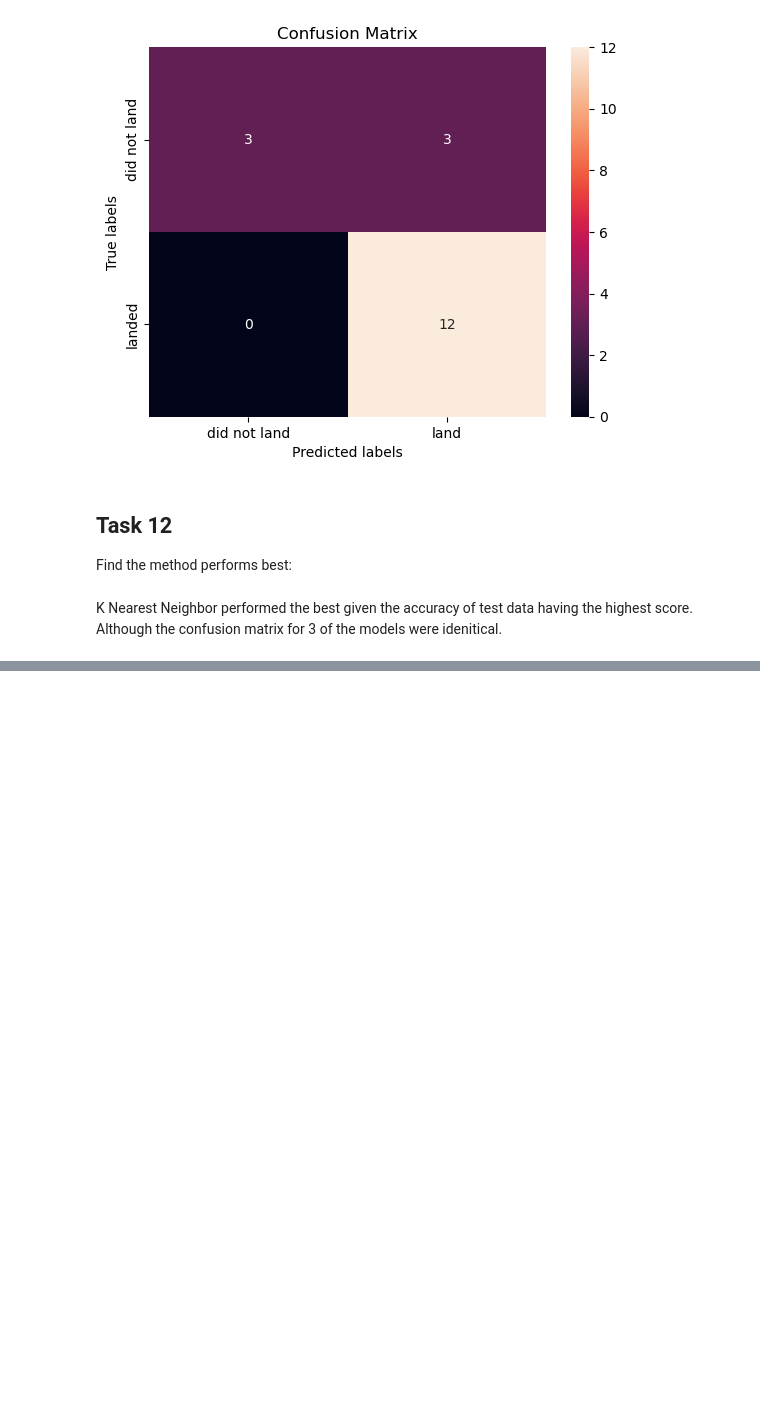
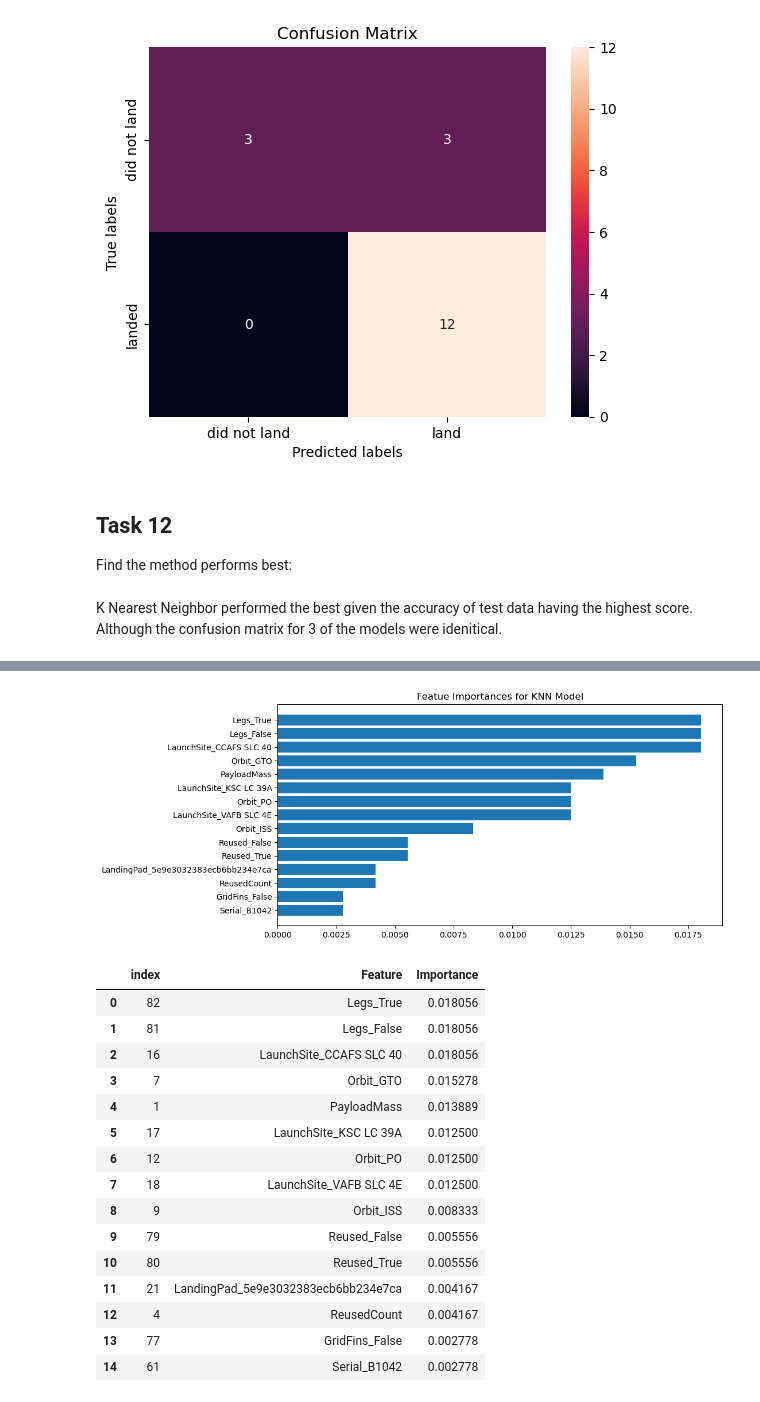
Before and after one commit to te-ex153/ibm-capstone, a Jupyter notebook: ibm_capstone_machine_learning.ipynb, the cells around one changed output, grey strips where cells are left out. Drawn from its saved outputs; the diff is of its cells as text; code cells hidden in the pictures; blank space fills up the shorter version.

```diff
--- a/ibm_capstone_machine_learning.ipynb
+++ b/ibm_capstone_machine_learning.ipynb
@@ -285,0 +308,41 @@ K Nearest Neighbor performed the best given the accuracy of test data having the
+# %%
+from sklearn.inspection import permutation_importance
+best_knn = knn_cv.best_estimator_  # Get the feature importance from the best model
+
+feature_names = X.columns  # Get names from the df X_train
+
+result = permutation_importance(best_knn, X_train, y_train, scoring='accuracy', n_repeats=10, random_state=2)
+
+feature_importance_df = pd.DataFrame({
+    'Feature': feature_names,
+    'Importance': result.importances_mean
+}).sort_values(by='Importance', ascending=False).reset_index()
+
+importance_df = feature_importance_df.iloc[:15, :]
+
+plt.figure(figsize=(10,5))
+plt.barh(importance_df['Feature'], importance_df['Importance'])
+plt.title('Featue Importances for KNN Model')
+
+plt.gca().invert_yaxis()
+
+plt.show()
+importance_df
+# %% [output]
+[figure, added]
+|  | index | Feature | Importance |
+| 0 | 82 | Legs_True | 0.018056 |
+| 1 | 81 | Legs_False | 0.018056 |
+| 2 | 16 | LaunchSite_CCAFS SLC 40 | 0.018056 |
+| 3 | 7 | Orbit_GTO | 0.015278 |
+| 4 | 1 | PayloadMass | 0.013889 |
+| 5 | 17 | LaunchSite_KSC LC 39A | 0.012500 |
+| 6 | 12 | Orbit_PO | 0.012500 |
+| 7 | 18 | LaunchSite_VAFB SLC 4E | 0.012500 |
+| 8 | 9 | Orbit_ISS | 0.008333 |
+| 9 | 79 | Reused_False | 0.005556 |
+| 10 | 80 | Reused_True | 0.005556 |
+| 11 | 21 | LandingPad_5e9e3032383ecb6bb234e7ca | 0.004167 |
+| 12 | 4 | ReusedCount | 0.004167 |
+| 13 | 77 | GridFins_False | 0.002778 |
+| 14 | 61 | Serial_B1042 | 0.002778 |
```
Also changed, not shown: parts of 5 cells of this notebook.
